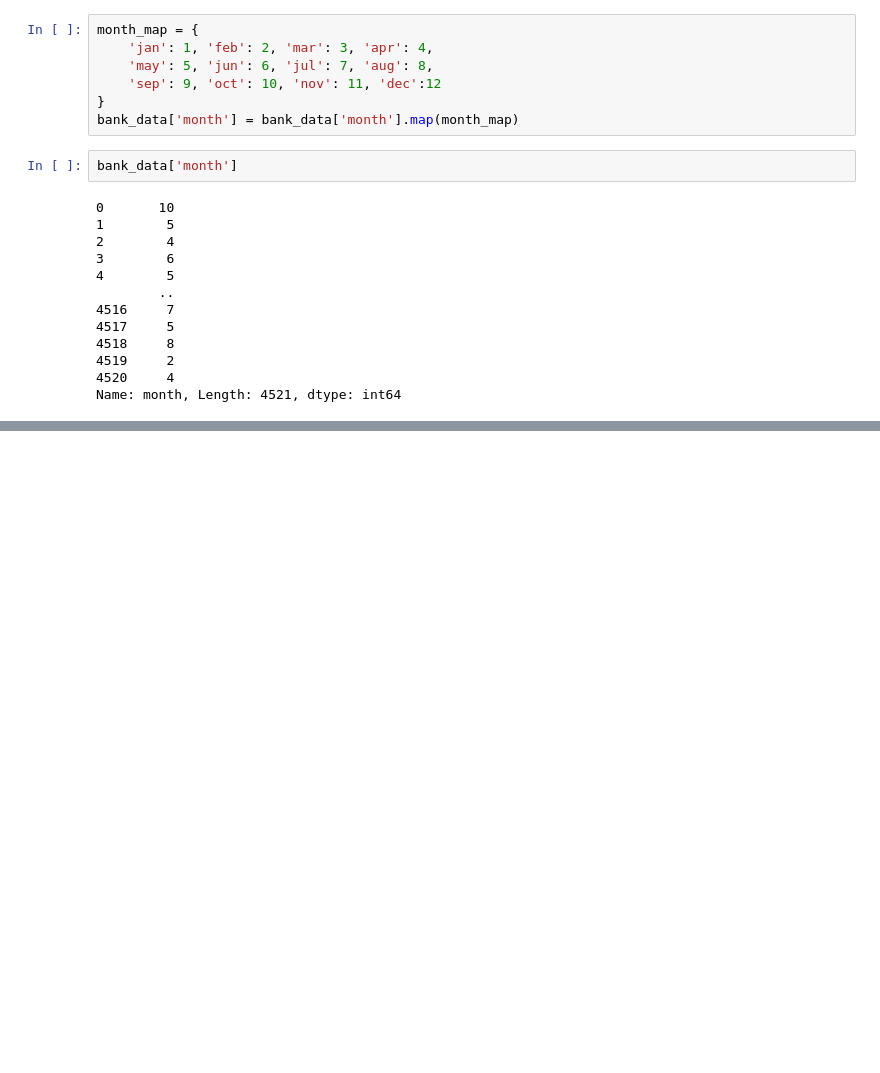
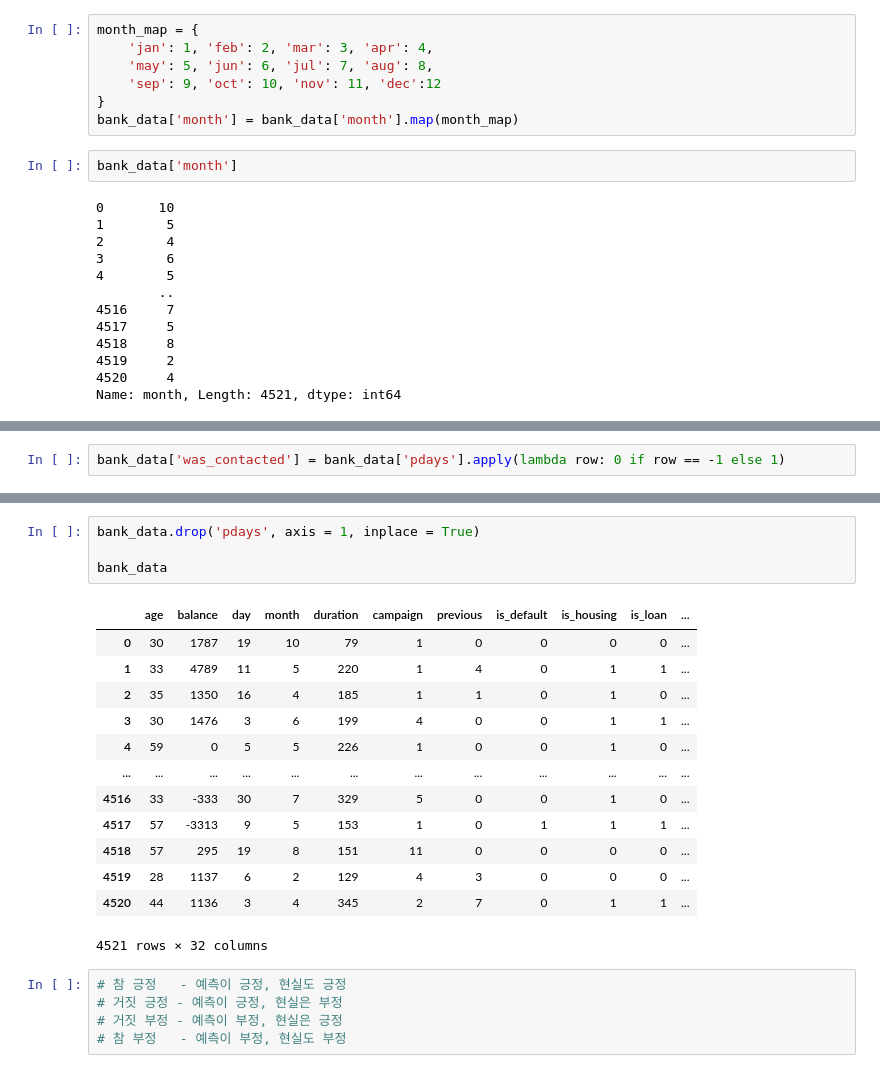
Before and after one commit to Jelly6489/testRepoKJY, a Jupyter notebook: second.ipynb, the cells around one changed output, grey strips where cells are left out. Saved outputs shown, nothing was run; the diff lists cells and outputs as text; blank space fills up the shorter version.

```diff
--- a/second.ipynb
+++ b/second.ipynb
@@ -467,0 +489,2 @@ bank_data.to_csv('data/bank_data_feats_e2.csv')
+# %%
+bank_data['was_contacted'] = bank_data['pdays'].apply(lambda row: 0 if row == -1 else 1)
@@ -467,0 +506,23 @@ bank_data.to_csv('data/bank_data_feats_e2.csv')
+# %%
+bank_data.drop('pdays', axis = 1, inplace = True)
+
+bank_data
+# %% [output]
+|  | age | balance | day | month | duration | campaign | previous | is_default | is_housing | is_loan | ... |
+| 0 | 30 | 1787 | 19 | 10 | 79 | 1 | 0 | 0 | 0 | 0 | ... |
+| 1 | 33 | 4789 | 11 | 5 | 220 | 1 | 4 | 0 | 1 | 1 | ... |
+| 2 | 35 | 1350 | 16 | 4 | 185 | 1 | 1 | 0 | 1 | 0 | ... |
+| 3 | 30 | 1476 | 3 | 6 | 199 | 4 | 0 | 0 | 1 | 1 | ... |
+| 4 | 59 | 0 | 5 | 5 | 226 | 1 | 0 | 0 | 1 | 0 | ... |
+| ... | ... | ... | ... | ... | ... | ... | ... | ... | ... | ... | ... |
+| 4516 | 33 | -333 | 30 | 7 | 329 | 5 | 0 | 0 | 1 | 0 | ... |
+| 4517 | 57 | -3313 | 9 | 5 | 153 | 1 | 0 | 1 | 1 | 1 | ... |
+| 4518 | 57 | 295 | 19 | 8 | 151 | 11 | 0 | 0 | 0 | 0 | ... |
+| 4519 | 28 | 1137 | 6 | 2 | 129 | 4 | 3 | 0 | 0 | 0 | ... |
+| 4520 | 44 | 1136 | 3 | 4 | 345 | 2 | 7 | 0 | 1 | 1 | ... |
+4521 rows × 32 columns
+# %%
+# 참 긍정   - 예측이 긍정, 현실도 긍정
+# 거짓 긍정 - 예측이 긍정, 현실은 부정
+# 거짓 부정 - 예측이 부정, 현실은 긍정
+# 참 부정   - 예측이 부정, 현실도 부정
```
Also changed, not shown: parts of 24 cells of this notebook.
